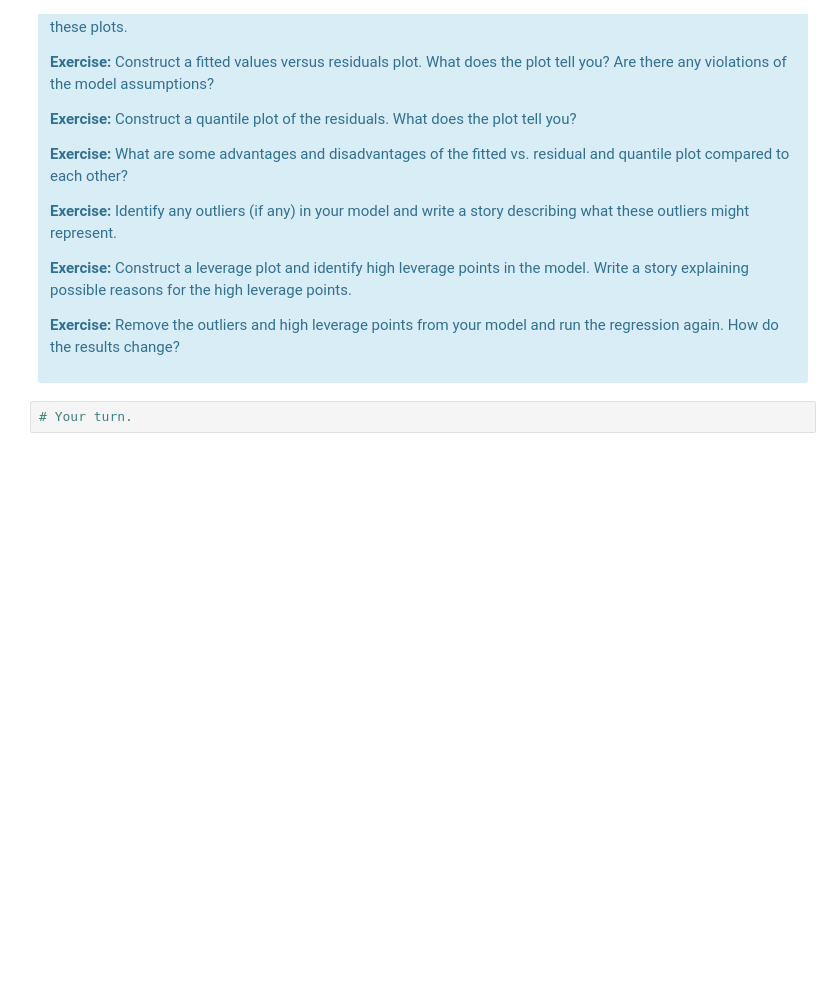
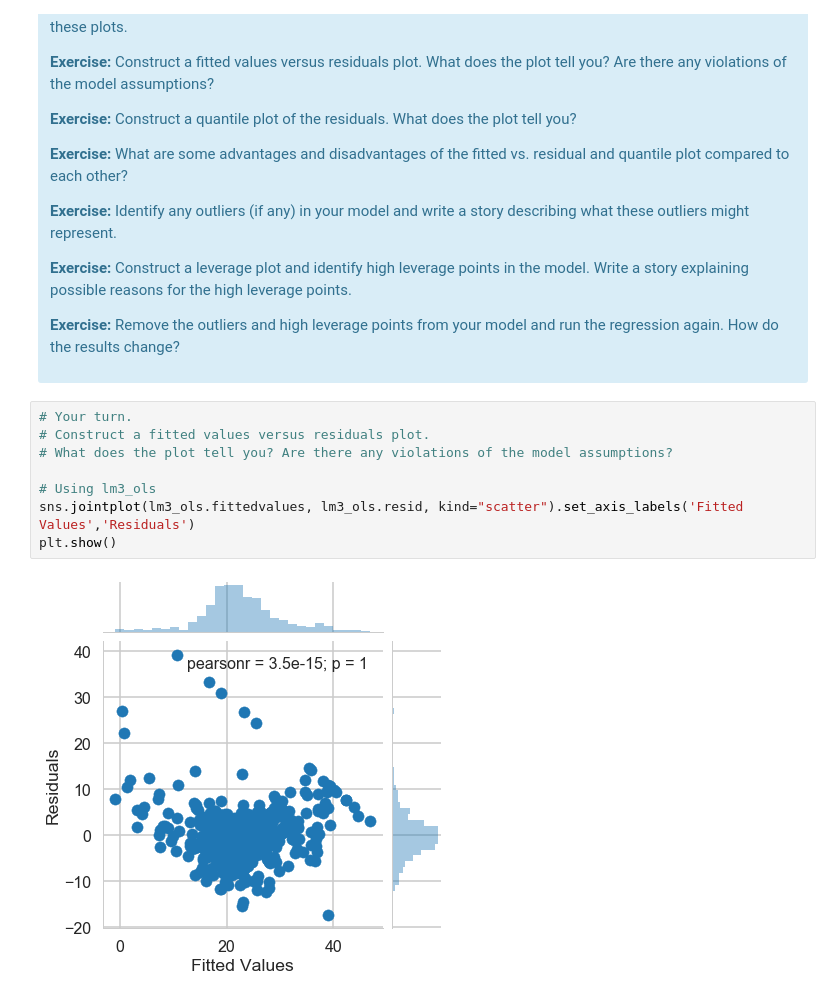
Before and after one commit to schmitzmelissa/Springboard-Mini-Projects, a Jupyter notebook: linear_regression/Mini_Project_Linear_Regression.ipynb, the cells around one changed output. Cells and saved outputs as stored; diff of their text form; blank space fills up the shorter version.

```diff
--- a/linear_regression/Mini_Project_Linear_Regression.ipynb
+++ b/linear_regression/Mini_Project_Linear_Regression.ipynb
@@ -1012,5 +1012,13 @@ There are some other issues that are important investigate with linear regressio
 
 <p><b>Exercise:</b> Remove the outliers and high leverage points from your model and run the regression again. How do the results change?</p>
 </div>
-# %%
-# Your turn.
+# %%
+# Your turn.
+# Construct a fitted values versus residuals plot.
+# What does the plot tell you? Are there any violations of the model assumptions?
+
+# Using lm3_ols
+sns.jointplot(lm3_ols.fittedvalues, lm3_ols.resid, kind="scatter").set_axis_labels('Fitted Values','Residuals')
+plt.show()
+# %% [output]
+[figure, added]
```
Also changed, not shown: parts of 10 cells of this notebook.
